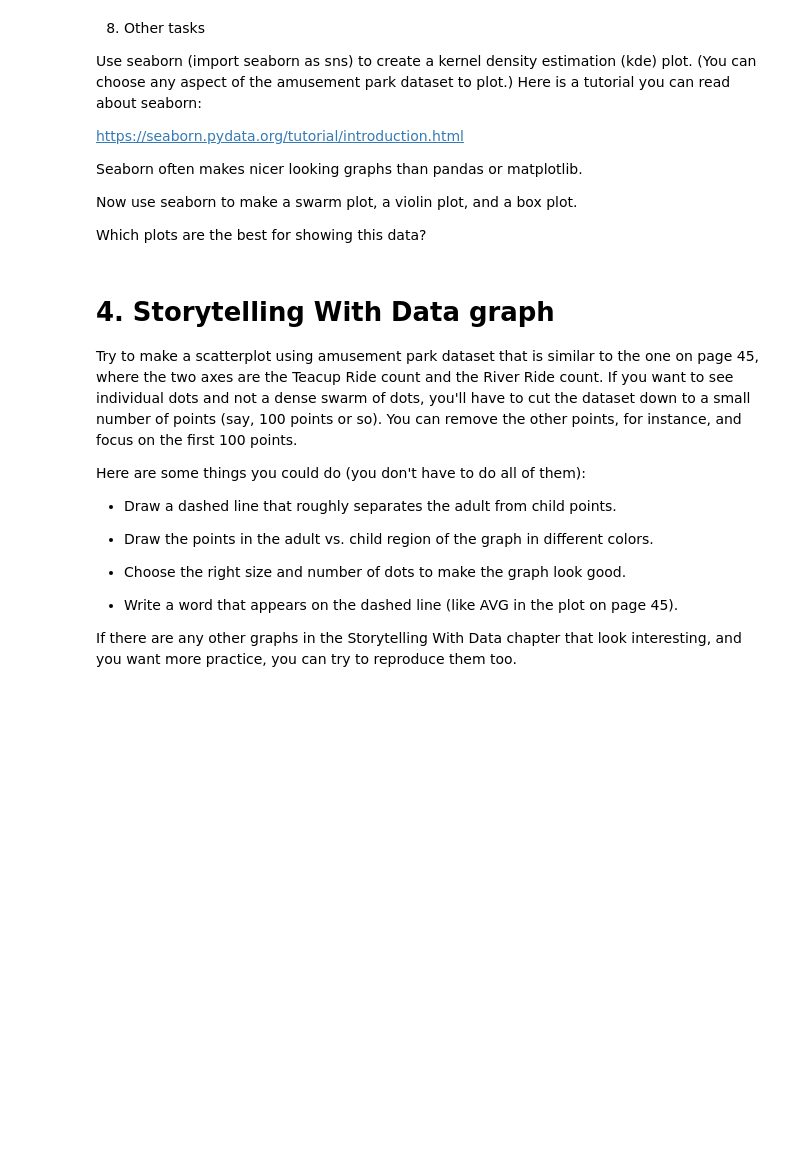
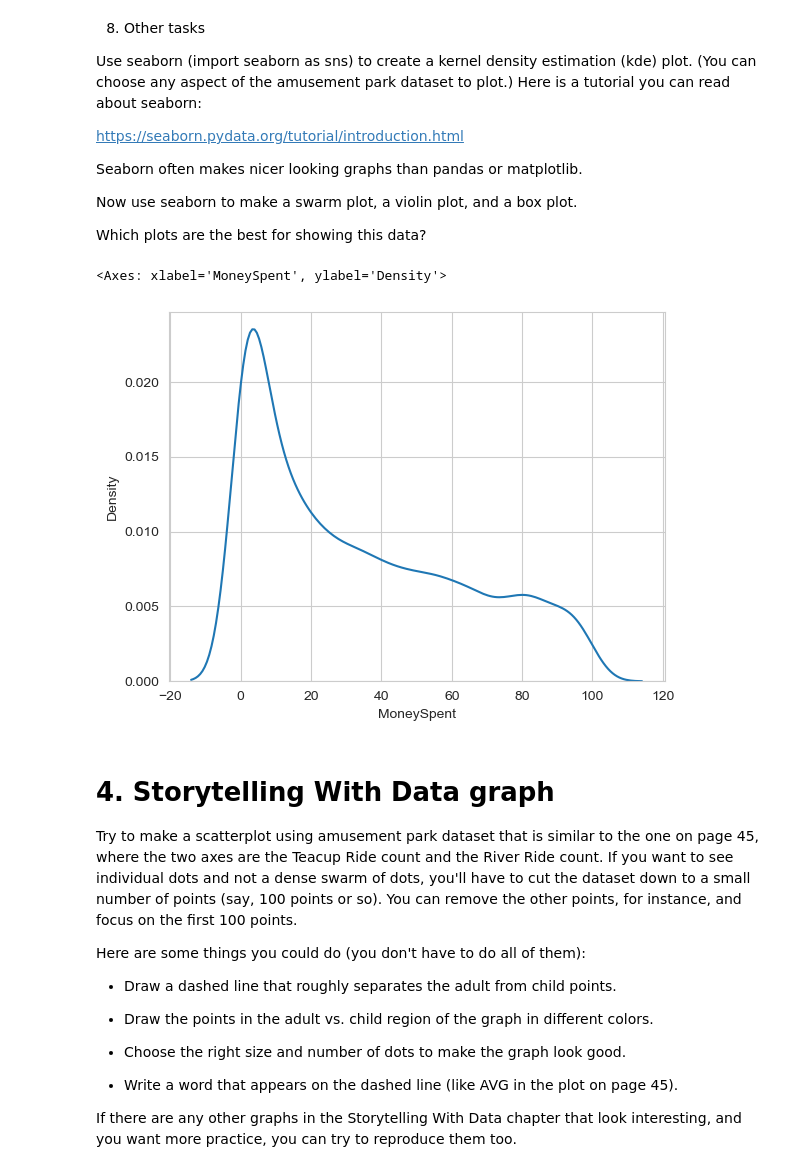
Before and after one commit to chenmichael2/Module-B-semester-2, a Jupyter notebook: OMDS-ModB2-Week3-Chen-Michael.ipynb, the cells around one changed output. Saved outputs shown, nothing was run; the diff lists cells and outputs as text; code cells hidden in the pictures; blank space fills up the shorter version.

```diff
--- a/OMDS-ModB2-Week3-Chen-Michael.ipynb
+++ b/OMDS-ModB2-Week3-Chen-Michael.ipynb
@@ -356,6 +384,11 @@ Seaborn often makes nicer looking graphs than pandas or matplotlib.
 Now use seaborn to make a swarm plot, a violin plot, and a box plot.
 
 Which plots are the best for showing this data?
+# %%
+sns.kdeplot(df["MoneySpent"])
+# %% [output]
+<Axes: xlabel='MoneySpent', ylabel='Density'>
+[figure, added]
 # %% [markdown]
 # 4. Storytelling With Data graph
 
```
Also changed, not shown: parts of 2 cells of this notebook.
